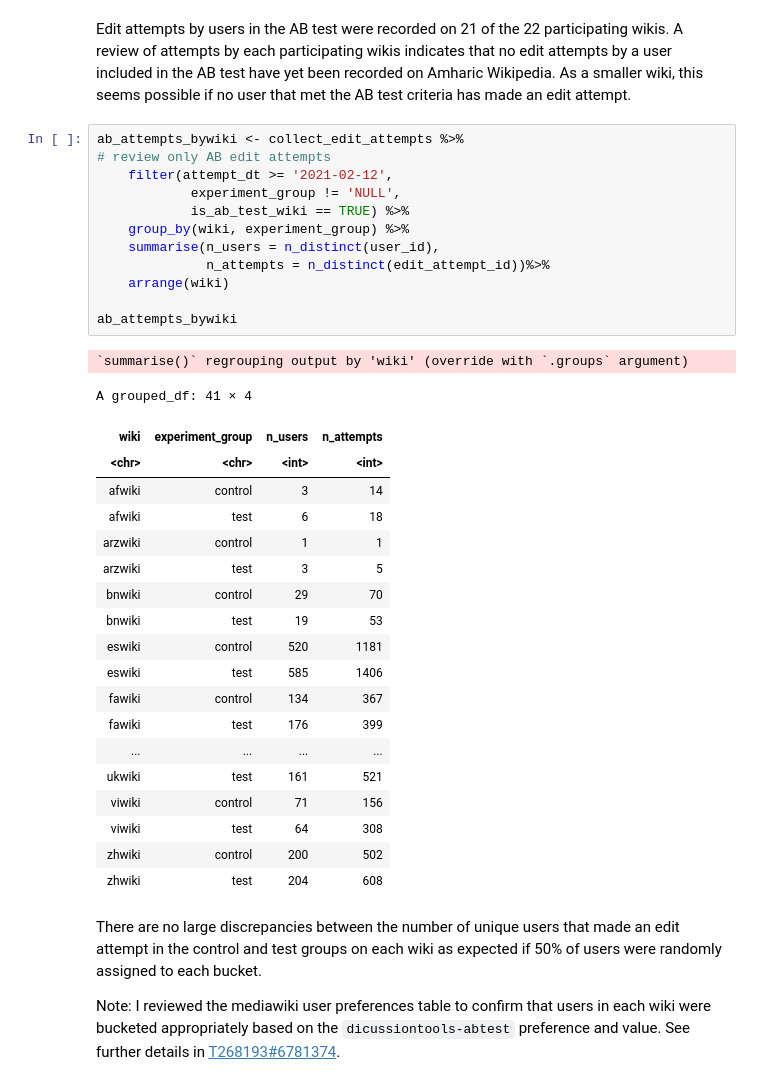
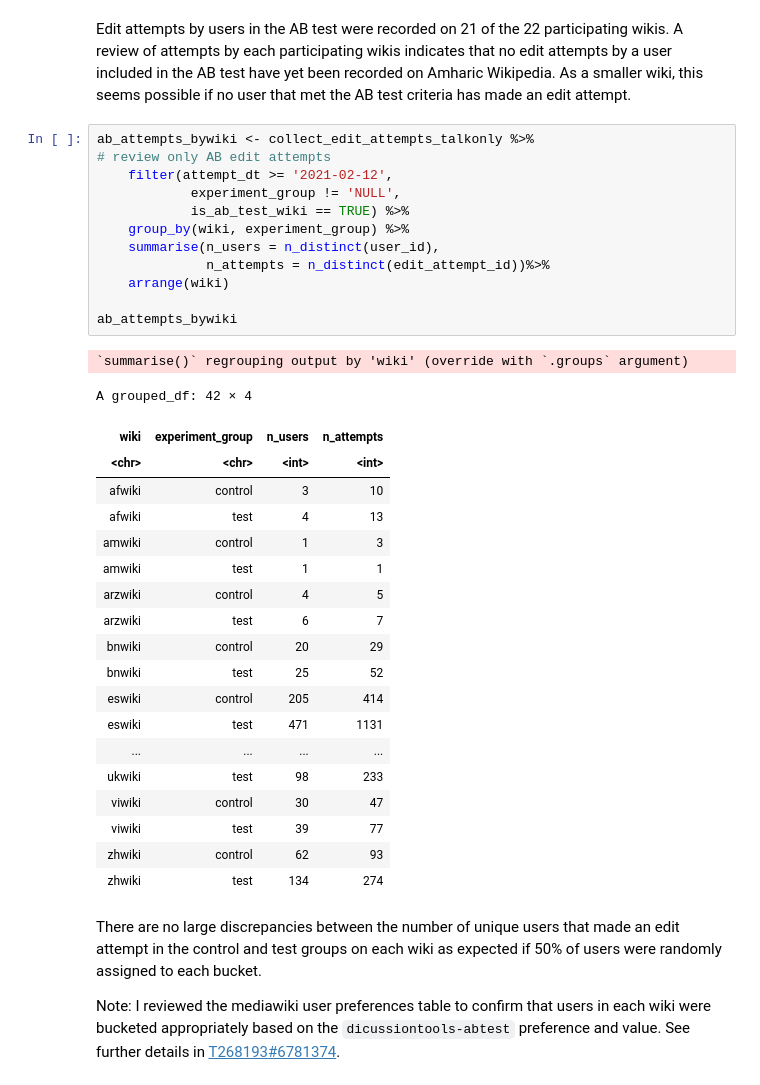
Before and after one commit to wikimedia-research/Reply-tools-analysis-2021, a Jupyter notebook: QA/Reply-tool-ab-test-qa.ipynb, the cells around one changed output. Drawn from its saved outputs; the diff is of its cells as text.

```diff
--- a/QA/Reply-tool-ab-test-qa.ipynb
+++ b/QA/Reply-tool-ab-test-qa.ipynb
@@ -265,38 +266,38 @@ A data.frame: 1 × 1
 # %% [markdown]
 Edit attempts by users in the AB test were recorded on 21 of the 22 participating wikis. A review of attempts by each participating wikis indicates that no edit attempts by a user included in the AB test have yet been recorded on Amharic Wikipedia. As a smaller wiki, this seems possible if no user that met the AB test criteria has made an edit attempt.
 # %%
-ab_attempts_bywiki <- collect_edit_attempts %>%
+ab_attempts_bywiki <- collect_edit_attempts_talkonly %>%
 # review only AB edit attempts
     filter(attempt_dt >= '2021-02-12',
             experiment_group != 'NULL',
             is_ab_test_wiki == TRUE) %>%
     group_by(wiki, experiment_group) %>%
     summarise(n_users = n_distinct(user_id),
               n_attempts = n_distinct(edit_attempt_id))%>%
     arrange(wiki)
 
 ab_attempts_bywiki
 # %% [output]
 `summarise()` regrouping output by 'wiki' (override with `.groups` argument)
-A grouped_df: 41 × 4
+A grouped_df: 42 × 4
 | wiki | experiment_group | n_users | n_attempts |
 | <chr> | <chr> | <int> | <int> |
-| afwiki | control | 3 | 14 |
-| afwiki | test | 6 | 18 |
-| arzwiki | control | 1 | 1 |
-| arzwiki | test | 3 | 5 |
-| bnwiki | control | 29 | 70 |
-| bnwiki | test | 19 | 53 |
-| eswiki | control | 520 | 1181 |
-| eswiki | test | 585 | 1406 |
-| fawiki | control | 134 | 367 |
-| fawiki | test | 176 | 399 |
+| afwiki | control | 3 | 10 |
+| afwiki | test | 4 | 13 |
+| amwiki | control | 1 | 3 |
+| amwiki | test | 1 | 1 |
+| arzwiki | control | 4 | 5 |
+| arzwiki | test | 6 | 7 |
+| bnwiki | control | 20 | 29 |
+| bnwiki | test | 25 | 52 |
+| eswiki | control | 205 | 414 |
+| eswiki | test | 471 | 1131 |
 | ... | ... | ... | ... |
-| ukwiki | test | 161 | 521 |
-| viwiki | control | 71 | 156 |
-| viwiki | test | 64 | 308 |
-| zhwiki | control | 200 | 502 |
-| zhwiki | test | 204 | 608 |
+| ukwiki | test | 98 | 233 |
+| viwiki | control | 30 | 47 |
+| viwiki | test | 39 | 77 |
+| zhwiki | control | 62 | 93 |
+| zhwiki | test | 134 | 274 |
 # %% [markdown]
 There are no large discrepancies between the number of unique users that made an edit attempt in the control and test groups on each wiki as expected if 50% of users were randomly assigned to each bucket.
 
```
Also changed, not shown: parts of 4 cells of this notebook, 1 other file.
